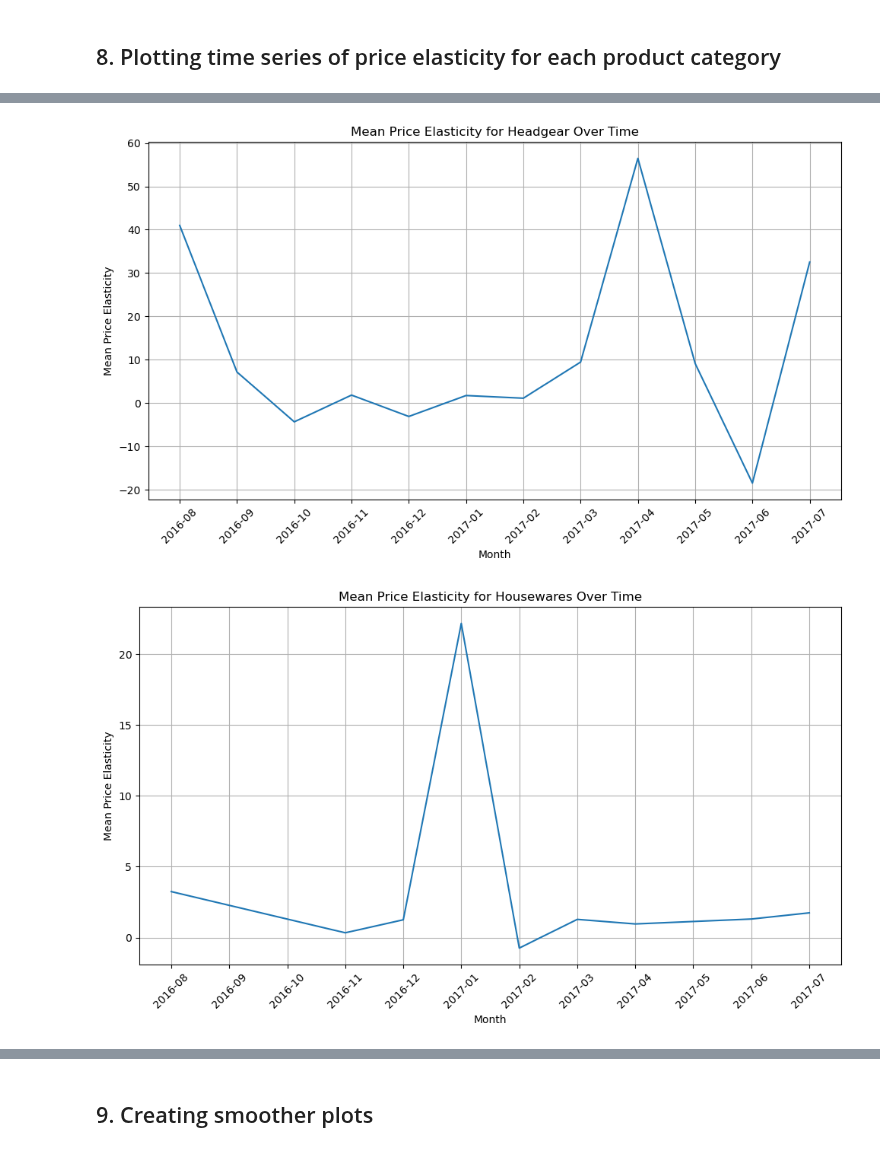
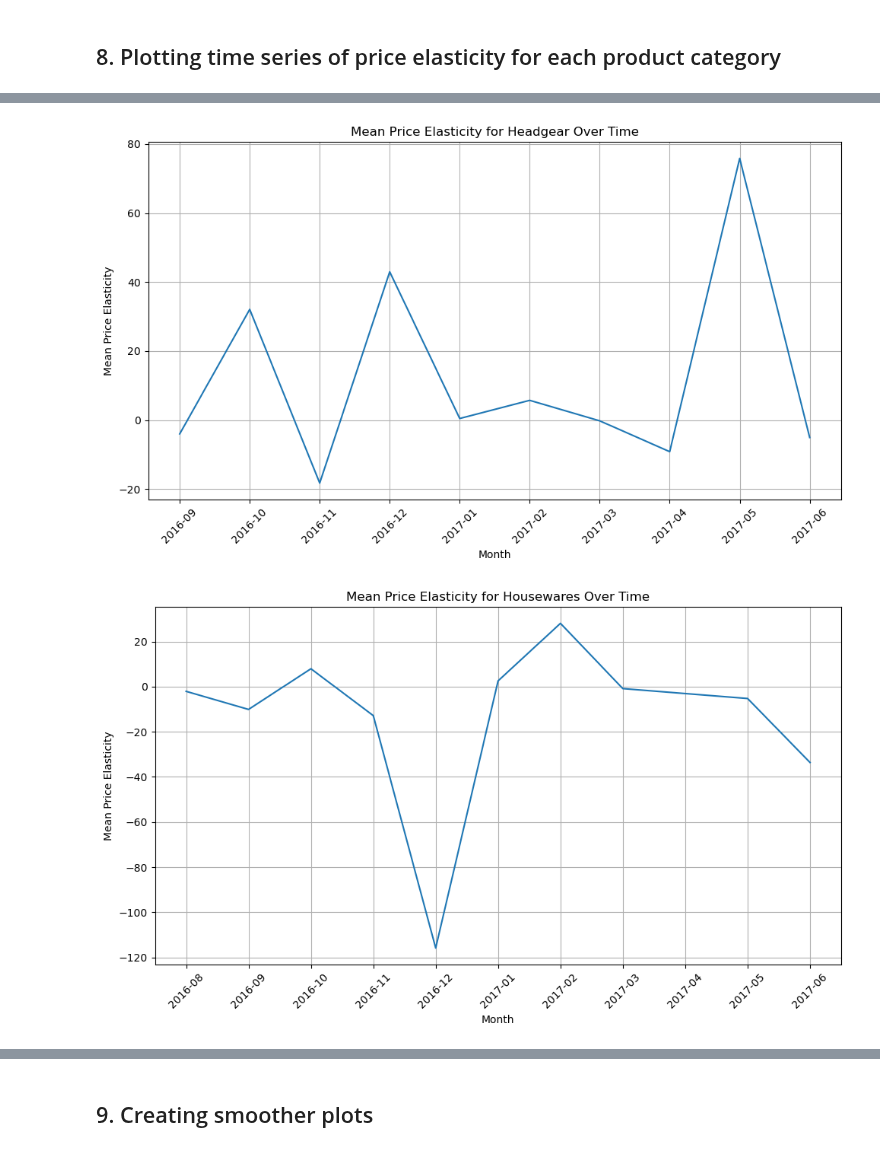
Before and after one commit to woobrandon/DSA3101-Potato-Wedges, a Jupyter notebook: SubgroupB/Price Elasticity.ipynb, the cells around one changed output, grey strips where cells are left out. Saved outputs shown, nothing was run; the diff lists cells and outputs as text; code cells hidden in the pictures.

Commit message:
Corrected Query Type

```diff
--- a/SubgroupB/Price Elasticity.ipynb
+++ b/SubgroupB/Price Elasticity.ipynb
@@ -36,7 +36,7 @@ query = '''
             UNNEST(hits) AS hits
         LEFT JOIN UNNEST(hits.product) AS product ON TRUE
         WHERE true
-            and hits.eCommerceAction.action_type  = '5'
+            and hits.eCommerceAction.action_type  = '6'
             and product.productQuantity > 0
             and PARSE_DATETIME("%Y%m%d %H:%M:%S", CONCAT(date, ' ' ,hour,':',minute,':00')) < date '2017-08-01'
     )
@@ -216,12 +216,12 @@ print(monthly_elasticity_summary)
 # %% [markdown]
 ## 8. Plotting time series of price elasticity for each product category
 # %%
-product_categories = monthly_elasticity_summary_clean['product_category'].unique()
+product_categories = monthly_elasticity_summary['product_category'].unique()
 
 # Plot each product category separately
 for category in product_categories:
     # Filter the data for the current category
-    category_data = monthly_elasticity_summary_clean[monthly_elasticity_summary_clean['product_category'] == category]
+    category_data = monthly_elasticity_summary[monthly_elasticity_summary['product_category'] == category]
 
     # Plot the mean price elasticity over time for the current category
     plt.figure(figsize=(10, 6))
@@ -247,2 +247,2 @@ for category in product_categories:
-[figure, old version]
+[figure, new version]
-[figure, old version]
+[figure, new version]
```
Also changed, not shown: parts of 9 cells of this notebook.
